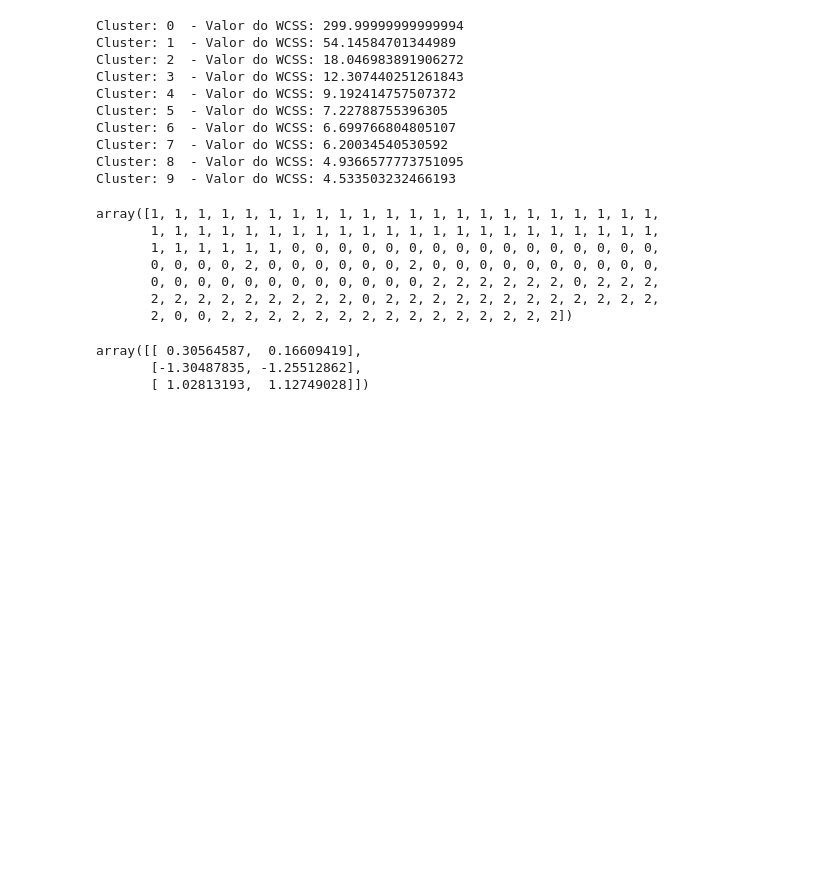
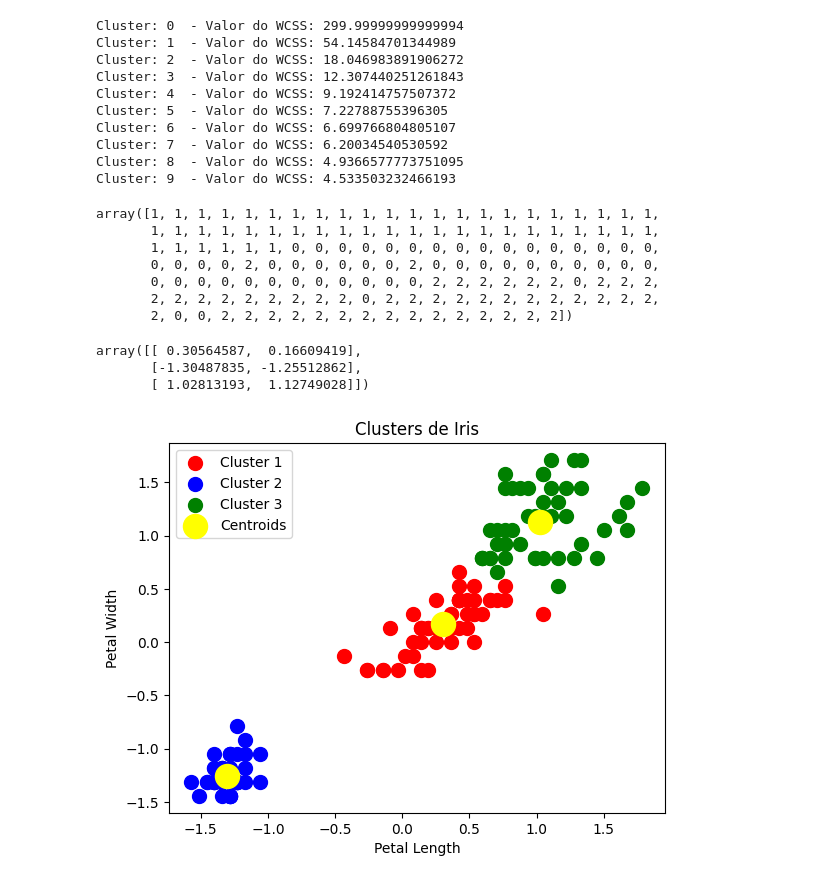
Before and after one commit to thomazdaviid/bootCamp_dataScience_XPp, a Jupyter notebook: Treinando_Kmeans_iris.ipynb, the cells around one changed output. Drawn from its saved outputs; the diff is of its cells as text; code cells hidden in the pictures; blank space fills up the shorter version.

```diff
--- a/Treinando_Kmeans_iris.ipynb
+++ b/Treinando_Kmeans_iris.ipynb
@@ -8,7 +9,7 @@ from sklearn.cluster import KMeans
 # %%
 #Coletando dados
 
-df_iris = pd.read_csv (r"C:\Users\Thomaz David\Desktop\Python\Regressão linear\Iris.csv", sep = ',')
+df_iris = pd.read_csv (r"C:\Users\Thomaz David\Desktop\Python\Boot_camp_xp\Iris.csv", sep = ',')
 # %%
 #Gerando algumas estatisticas da base de dados
 df_iris.head()
@@ -162,3 +163,16 @@ grafico_petalas = px.scatter(x = X_petalas[:,0],y=X_petalas[:,1],color=labels_cl
 grafico_centroide_petalas = px.scatter(x = centroides_petalas [:,0],y=centroides_petalas [:,1],size=[8,8,8])
 grafico_final = go.Figure(data=grafico_petalas.data + grafico_centroide_petalas.data)
 grafico_final.show()
+# %%
+#plotar grafico final
+plt.scatter(X_petalas[labels_cluster_petalas == 0, 0], X_petalas[labels_cluster_petalas == 0, 1], s = 100, c = 'red', label = 'Cluster 1')
+plt.scatter(X_petalas[labels_cluster_petalas == 1, 0], X_petalas[labels_cluster_petalas == 1, 1], s = 100, c = 'blue', label = 'Cluster 2')
+plt.scatter(X_petalas[labels_cluster_petalas == 2, 0], X_petalas[labels_cluster_petalas == 2, 1], s = 100, c = 'green', label = 'Cluster 3')
+plt.scatter(kmeans_petalas.cluster_centers_[:, 0], kmeans_petalas.cluster_centers_[:, 1], s = 300, c = 'yellow', label = 'Centroids')
+plt.title('Clusters de Iris')
+plt.xlabel('Petal Length')
+plt.ylabel('Petal Width')
+plt.legend()
+plt.show()
+# %% [output]
+[figure, added]
```
Also changed, not shown: parts of 1 cell of this notebook, 7 other files.
